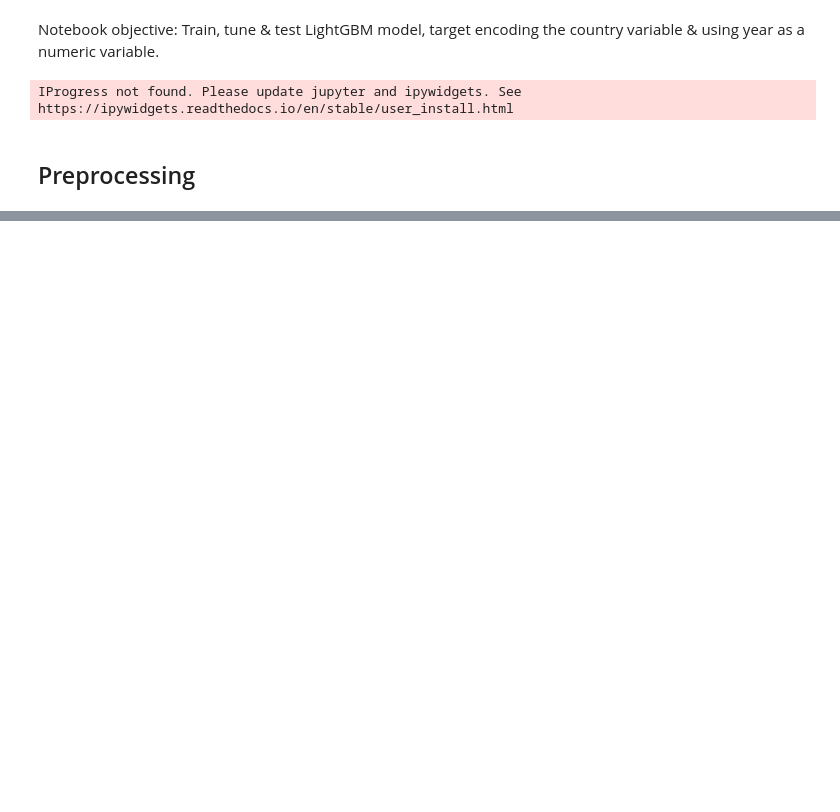
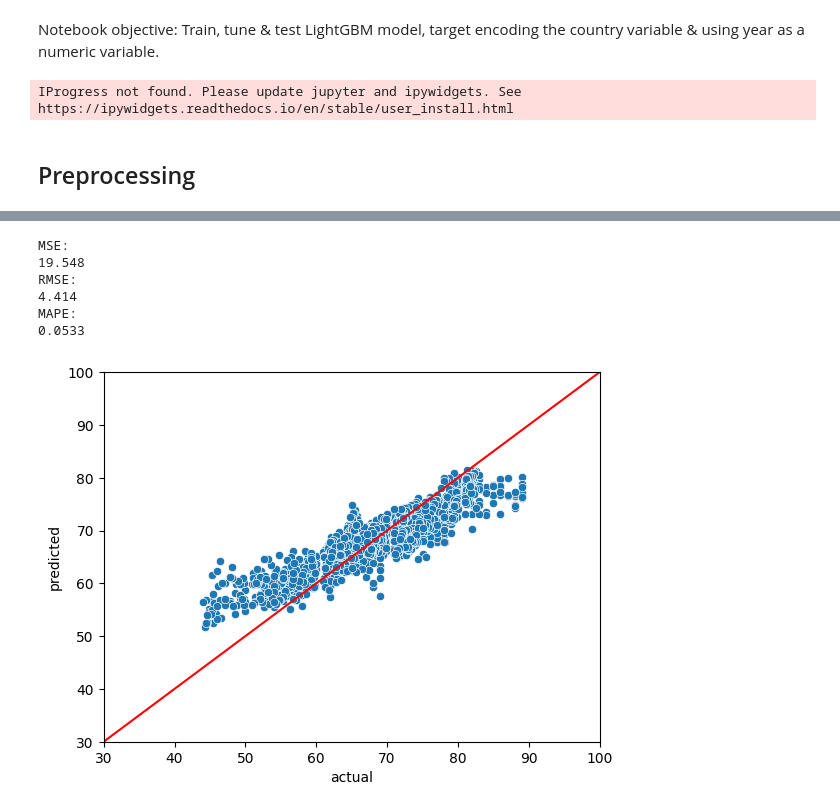
Before and after one commit to AhmetZamanis/PanelLifeExpectancy, a Jupyter notebook: 2.0_LGBM.ipynb, the cells around one changed output, grey strips where cells are left out. Drawn from its saved outputs; the diff is of its cells as text; code cells hidden in the pictures; blank space fills up the shorter version.

```diff
--- a/2.0_LGBM.ipynb
+++ b/2.0_LGBM.ipynb
@@ -62,0 +203,30 @@ encoder = TargetEncoder(cols = "country")
+# %%
+# Calculate MSE, RMSE, MAPE
+print("MSE:")
+print(round(np.mean(scores_mse), 4))
+
+print("RMSE:")
+print(round(np.mean(scores_rmse), 4))
+
+print("MAPE:")
+print(round(np.mean(scores_mape), 4))
+# %% [output]
+MSE:
+19.548
+RMSE:
+4.414
+MAPE:
+0.0533
+# %%
+# Plot predicted vs. actual
+_ = sns.scatterplot(
+    x = np.concatenate(test_list).ravel(),
+    y = np.concatenate(preds_list).ravel()
+)
+_ = plt.plot([30, 100], [30, 100], c = "red")
+_ = plt.xlim(30, 100)
+_ = plt.ylim(30, 100)
+_ = plt.xlabel("actual")
+_ = plt.ylabel("predicted")
+# %% [output]
+[figure, new version]
```
Also changed, not shown: parts of 26 cells of this notebook.
